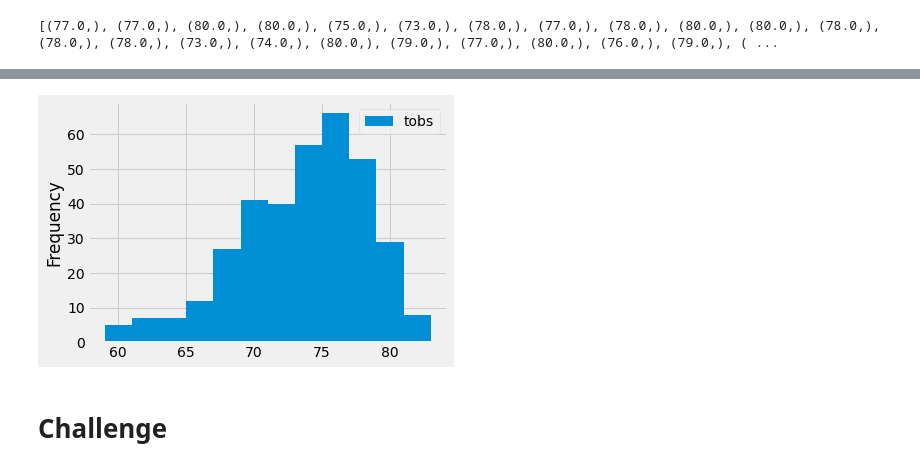
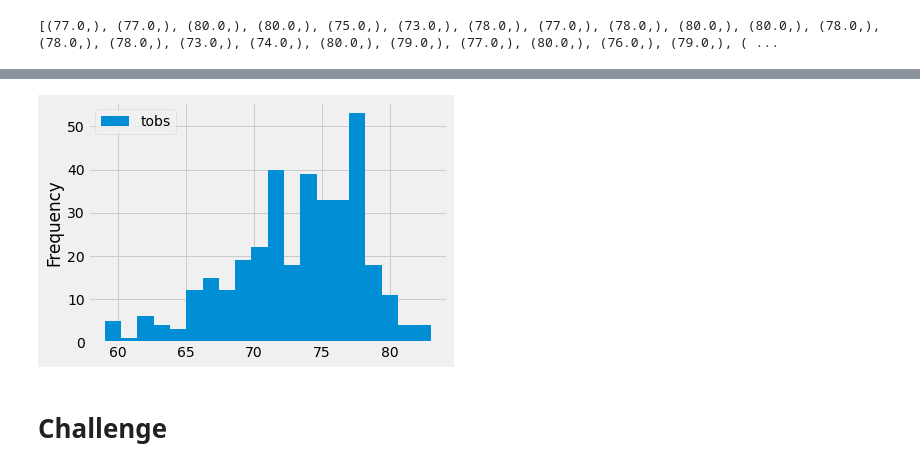
Before and after one commit to JRRS87/surf_up, a Jupyter notebook: climate_analysis.ipynb, the cells around one changed output, grey strips where cells are left out. Drawn from its saved outputs; the diff is of its cells as text; code cells hidden in the pictures.

```diff
--- a/climate_analysis.ipynb
+++ b/climate_analysis.ipynb
@@ -219,11 +219,11 @@ print(df)
 # %%
 # Plot the Temperature Observations
 
-df.plot.hist(bins=12)
+df.plot.hist(bins=20)
 
 plt.tight_layout()
 # %% [output]
-[figure, old version]
+[figure, new version]
 # %%
 # Use Pandas to calcualte the summary statistics for the precipitation data
 # %%
```
Also changed, not shown: 1 other file.
